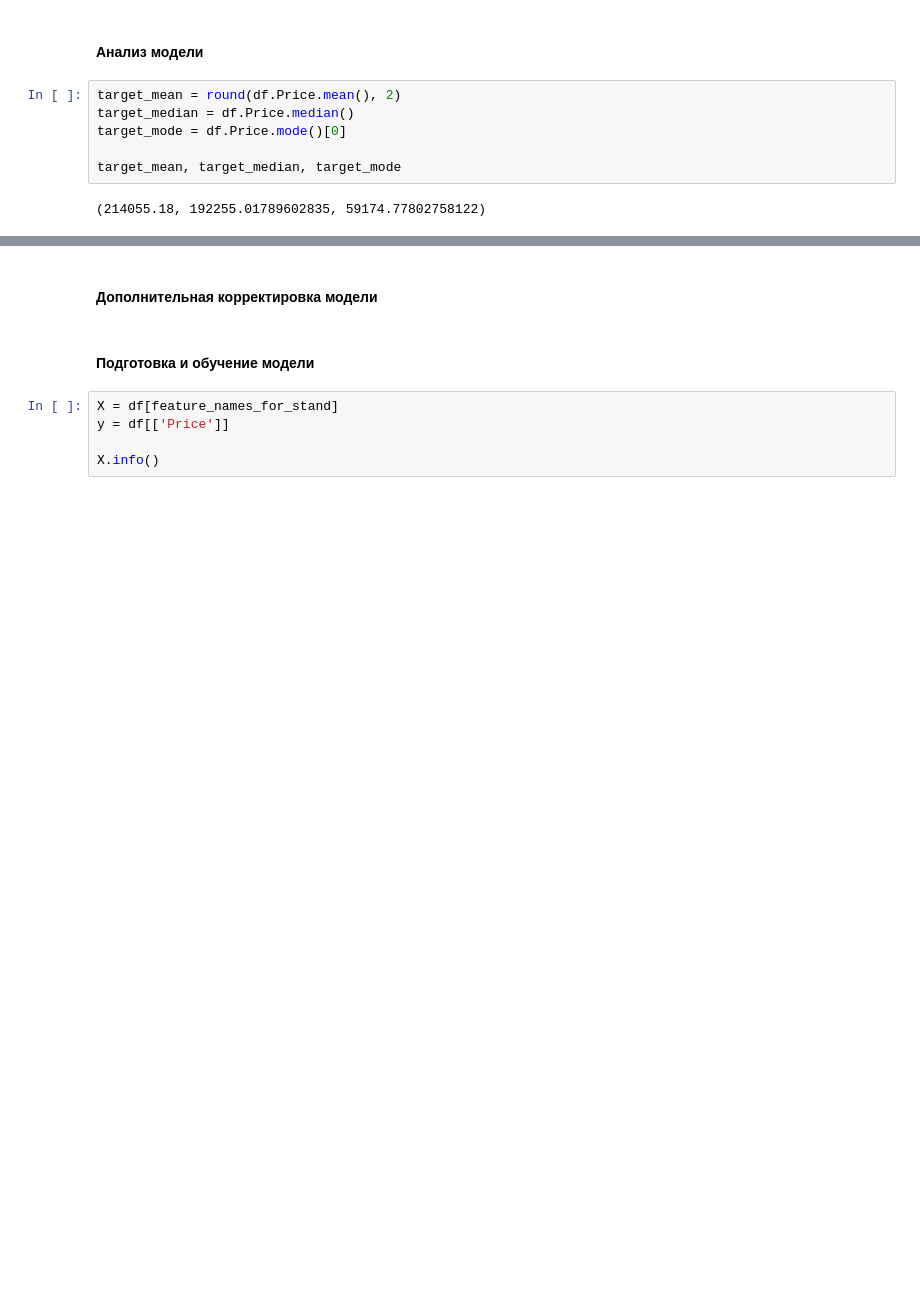
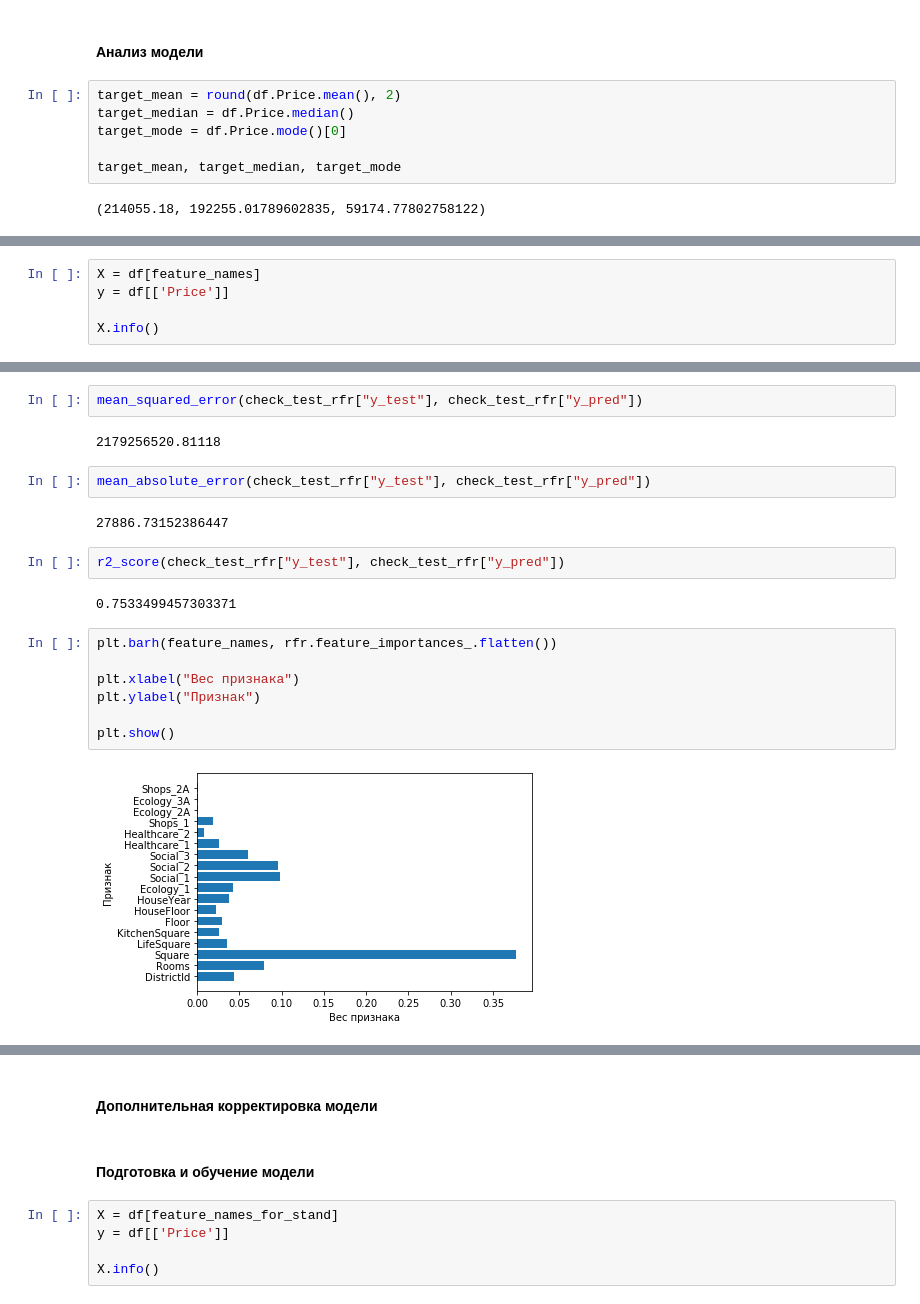
Before and after one commit to comrade747/python, a Jupyter notebook: project_task/ErshovAA_solution.ipynb, the cells around one changed output, grey strips where cells are left out. Cells and saved outputs as stored; diff of their text form; blank space fills up the shorter version.

```diff
--- a/project_task/ErshovAA_solution.ipynb
+++ b/project_task/ErshovAA_solution.ipynb
@@ -513,0 +517,5 @@ feature_names_for_stand = ['DistrictId', 'Rooms', 'Square', 'LifeSquare', 'Kitch
+# %%
+X = df[feature_names]
+y = df[['Price']]
+
+X.info()
@@ -513,0 +575,21 @@ feature_names_for_stand = ['DistrictId', 'Rooms', 'Square', 'LifeSquare', 'Kitch
+# %%
+mean_squared_error(check_test_rfr["y_test"], check_test_rfr["y_pred"])
+# %% [output]
+2179256520.81118
+# %%
+mean_absolute_error(check_test_rfr["y_test"], check_test_rfr["y_pred"])
+# %% [output]
+27886.73152386447
+# %%
+r2_score(check_test_rfr["y_test"], check_test_rfr["y_pred"])
+# %% [output]
+0.7533499457303371
+# %%
+plt.barh(feature_names, rfr.feature_importances_.flatten())
+
+plt.xlabel("Вес признака")
+plt.ylabel("Признак")
+
+plt.show()
+# %% [output]
+[figure, added]
```
Also changed, not shown: parts of 30 cells of this notebook.
